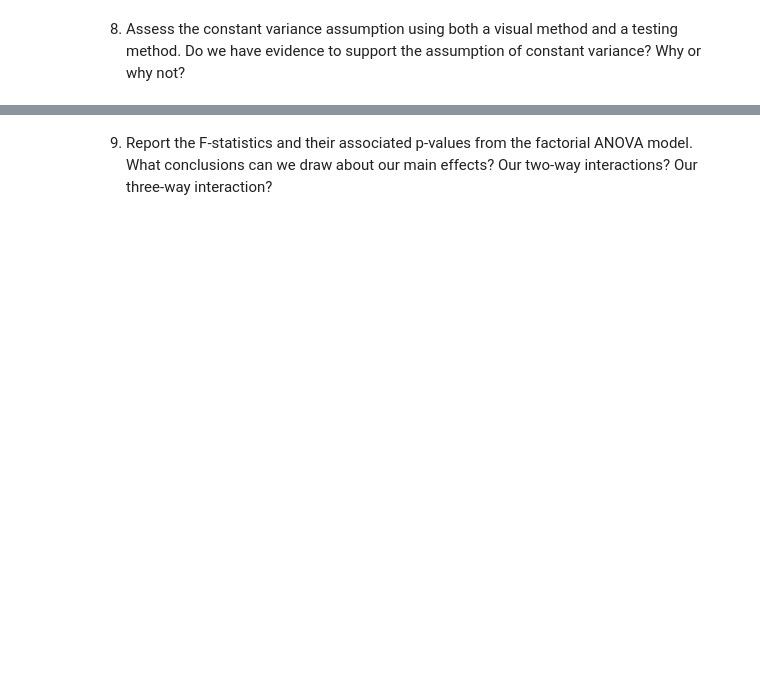
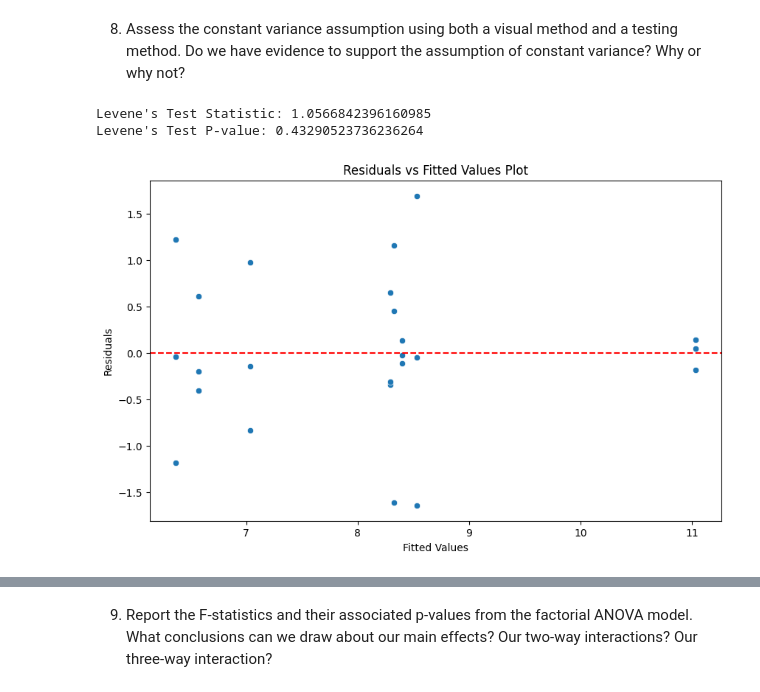
Before and after one commit to cmuriithi/STAT-7220-Applied-Experimental-Design, a Jupyter notebook: Assignments/HW3/STAT-7220-HW3.ipynb, the cells around one changed output, grey strips where cells are left out. Drawn from its saved outputs; the diff is of its cells as text; code cells hidden in the pictures; blank space fills up the shorter version.

```diff
--- a/Assignments/HW3/STAT-7220-HW3.ipynb
+++ b/Assignments/HW3/STAT-7220-HW3.ipynb
@@ -122,3 +256,30 @@ print(f"📂 Changed directory to: {os.getcwd()}")
 8.  Assess the constant variance assumption using both a visual method and a testing method. Do we have evidence to support the assumption of constant variance? Why or why not?
 # %%
 ## Question 8 Code ##
+
+import pandas as pd
+import statsmodels.api as sm
+from statsmodels.formula.api import ols
+import scipy.stats as stats
+import matplotlib.pyplot as plt
+import seaborn as sns
+
+# Residuals vs Fitted Plot
+plt.figure(figsize=(10, 6))
+sns.scatterplot(x=shoe_model.fittedvalues, y=shoe_model.resid)
+plt.axhline(0, color='red', linestyle='--')
+plt.xlabel('Fitted Values')
+plt.ylabel('Residuals')
+plt.title('Residuals vs Fitted Values Plot')
+plt.savefig('residuals_vs_fitted.png')
+
+# Levene's Test (all factor combinations)
+groups = shoe.groupby(['sole_material', 'insole_thickness', 'breathability'])['comfort'].apply(list).values
+levene_stat, levene_p = stats.levene(*groups)
+
+print(f"Levene's Test Statistic: {levene_stat}")
+print(f"Levene's Test P-value: {levene_p}")
+# %% [output]
+Levene's Test Statistic: 1.0566842396160985
+Levene's Test P-value: 0.43290523736236264
+[figure, added]
```
Also changed, not shown: parts of 12 cells of this notebook.
